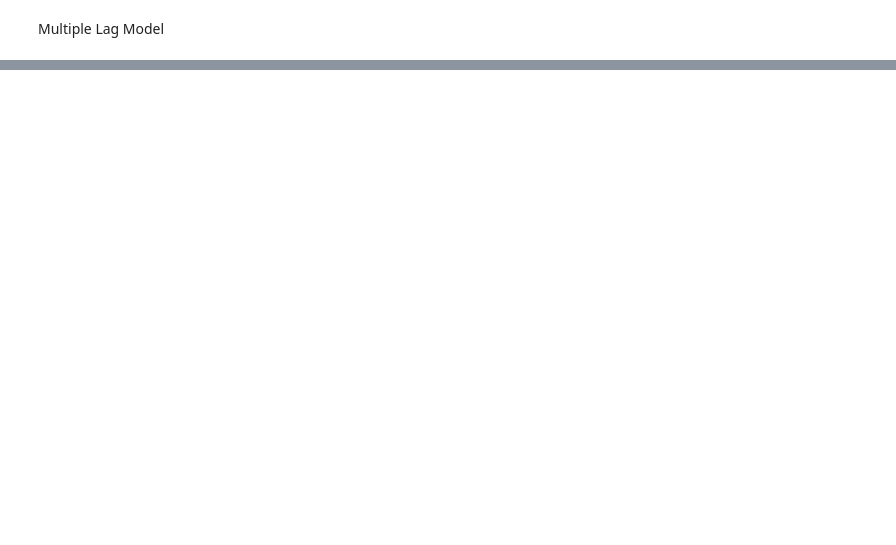
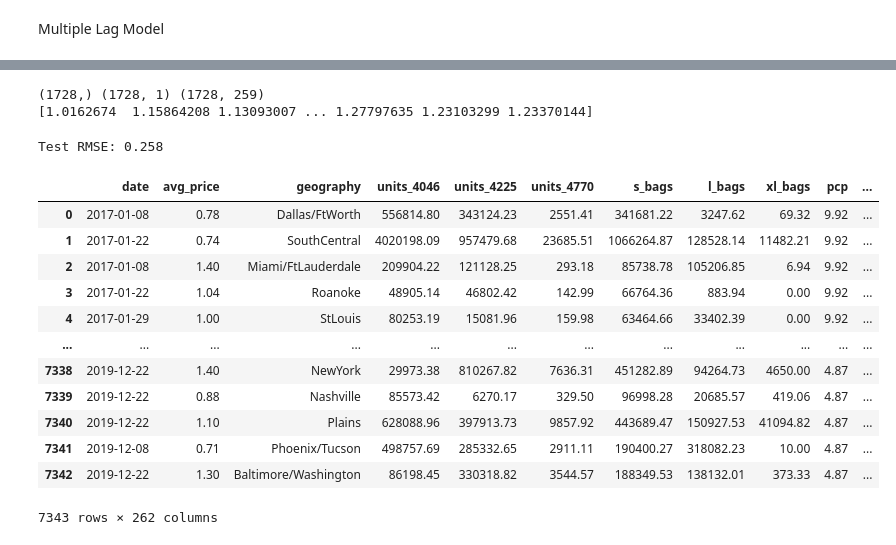
Before and after one commit to davidmcbee/Health_and_Avocados, a Jupyter notebook: LSTM_Multivariate_Prices_climate.ipynb, the cells around one changed output, grey strips where cells are left out. Drawn from its saved outputs; the diff is of its cells as text; code cells hidden in the pictures; blank space fills up the shorter version.

```diff
--- a/LSTM_Multivariate_Prices_climate.ipynb
+++ b/LSTM_Multivariate_Prices_climate.ipynb
@@ -533,0 +517,38 @@ reframed
+# %%
+# invert scaling for forecast
+inv_yhat = concatenate((yhat, test_X[:, shape_adj:]), axis=1)
+inv_yhat = scaler.inverse_transform(inv_yhat)
+inv_yhat = inv_yhat[:,0]
+print(inv_yhat.shape, yhat.shape, test_X[:, shape_adj:].shape)
+print(inv_yhat)
+# %% [output]
+(1728,) (1728, 1) (1728, 259)
+[1.0162674  1.15864208 1.13093007 ... 1.27797635 1.23103299 1.23370144]
+# %%
+# invert scaling for actual
+test_y = test_y.reshape((len(test_y), 1))
+inv_y = concatenate((test_y, test_X[:, shape_adj:]), axis=1)
+inv_y = scaler.inverse_transform(inv_y)
+inv_y = inv_y[:,0]
+
+# calculate RMSE
+rmse = sqrt(mean_squared_error(inv_y, inv_yhat))
+print('Test RMSE: %.3f' % rmse)
+# %% [output]
+Test RMSE: 0.258
+# %%
+dataset[:7343]
+# %% [output]
+|  | date | avg_price | geography | units_4046 | units_4225 | units_4770 | s_bags | l_bags | xl_bags | pcp | ... |
+| 0 | 2017-01-08 | 0.78 | Dallas/FtWorth | 556814.80 | 343124.23 | 2551.41 | 341681.22 | 3247.62 | 69.32 | 9.92 | ... |
+| 1 | 2017-01-22 | 0.74 | SouthCentral | 4020198.09 | 957479.68 | 23685.51 | 1066264.87 | 128528.14 | 11482.21 | 9.92 | ... |
+| 2 | 2017-01-08 | 1.40 | Miami/FtLauderdale | 209904.22 | 121128.25 | 293.18 | 85738.78 | 105206.85 | 6.94 | 9.92 | ... |
+| 3 | 2017-01-22 | 1.04 | Roanoke | 48905.14 | 46802.42 | 142.99 | 66764.36 | 883.94 | 0.00 | 9.92 | ... |
+| 4 | 2017-01-29 | 1.00 | StLouis | 80253.19 | 15081.96 | 159.98 | 63464.66 | 33402.39 | 0.00 | 9.92 | ... |
+| ... | ... | ... | ... | ... | ... | ... | ... | ... | ... | ... | ... |
+| 7338 | 2019-12-22 | 1.40 | NewYork | 29973.38 | 810267.82 | 7636.31 | 451282.89 | 94264.73 | 4650.00 | 4.87 | ... |
+| 7339 | 2019-12-22 | 0.88 | Nashville | 85573.42 | 6270.17 | 329.50 | 96998.28 | 20685.57 | 419.06 | 4.87 | ... |
+| 7340 | 2019-12-22 | 1.10 | Plains | 628088.96 | 397913.73 | 9857.92 | 443689.47 | 150927.53 | 41094.82 | 4.87 | ... |
+| 7341 | 2019-12-08 | 0.71 | Phoenix/Tucson | 498757.69 | 285332.65 | 2911.11 | 190400.27 | 318082.23 | 10.00 | 4.87 | ... |
+| 7342 | 2019-12-22 | 1.30 | Baltimore/Washington | 86198.45 | 330318.82 | 3544.57 | 188349.53 | 138132.01 | 373.33 | 4.87 | ... |
+7343 rows × 262 columns
```
Also changed, not shown: parts of 28 cells of this notebook, 8 other files.
